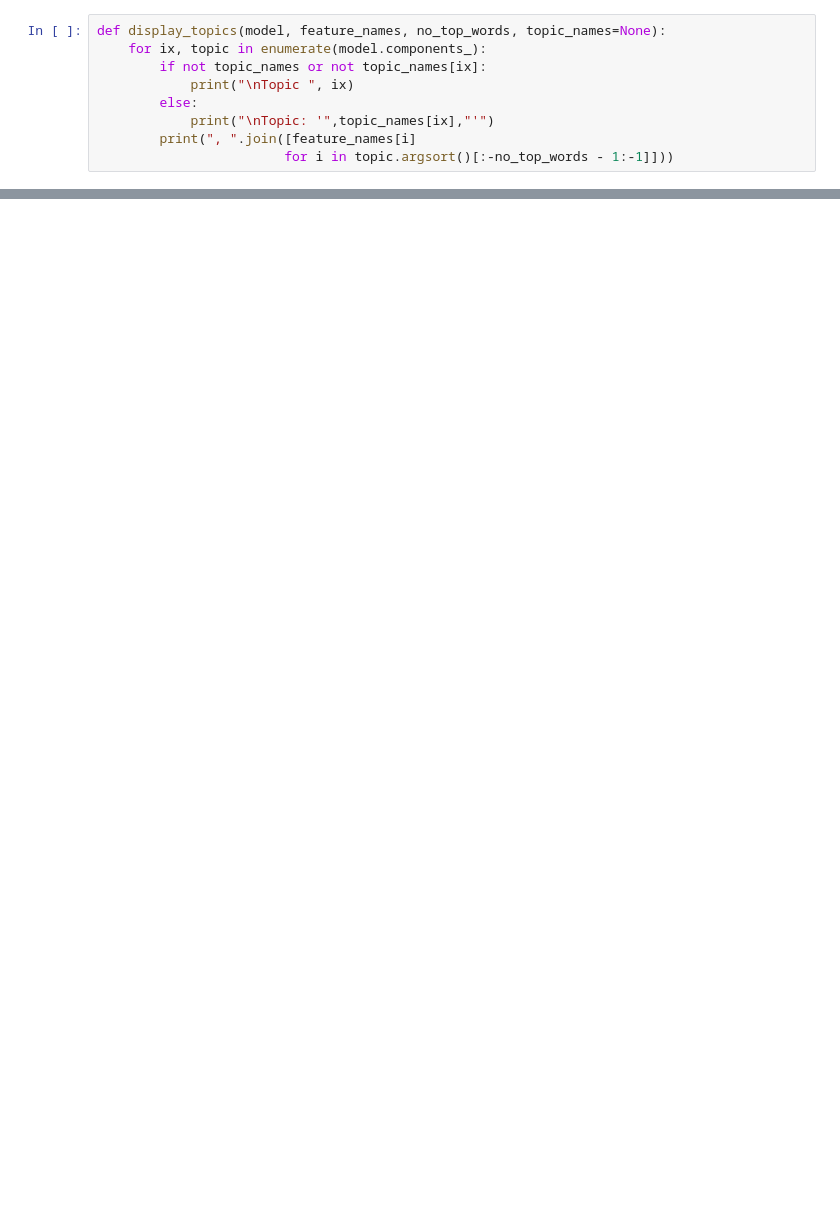
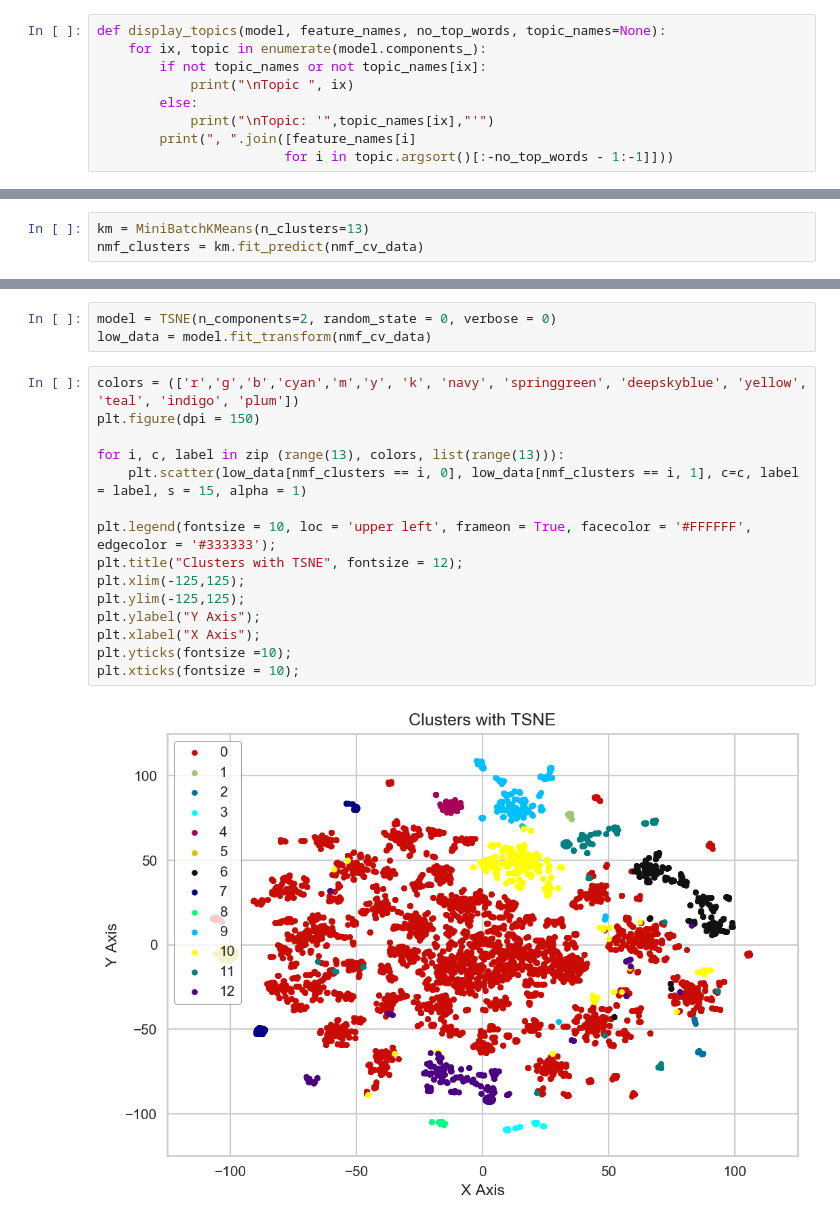
Before and after one commit to konelson/sustainability_nlp, a Jupyter notebook: sustainability_topic_modeling.ipynb, the cells around one changed output, grey strips where cells are left out. Drawn from its saved outputs; the diff is of its cells as text; blank space fills up the shorter version.

```diff
--- a/sustainability_topic_modeling.ipynb
+++ b/sustainability_topic_modeling.ipynb
@@ -318,0 +587,3 @@ nmf_cv_data = nmf_cv.fit_transform(cv_data)
+# %%
+km = MiniBatchKMeans(n_clusters=13)
+nmf_clusters = km.fit_predict(nmf_cv_data)
@@ -318,0 +598,20 @@ nmf_cv_data = nmf_cv.fit_transform(cv_data)
+# %%
+model = TSNE(n_components=2, random_state = 0, verbose = 0)
+low_data = model.fit_transform(nmf_cv_data)
+# %%
+colors = (['r','g','b','cyan','m','y', 'k', 'navy', 'springgreen', 'deepskyblue', 'yellow', 'teal', 'indigo', 'plum'])
+plt.figure(dpi = 150)
+
+for i, c, label in zip (range(13), colors, list(range(13))):
+    plt.scatter(low_data[nmf_clusters == i, 0], low_data[nmf_clusters == i, 1], c=c, label = label, s = 15, alpha = 1)
+
+plt.legend(fontsize = 10, loc = 'upper left', frameon = True, facecolor = '#FFFFFF', edgecolor = '#333333');
+plt.title("Clusters with TSNE", fontsize = 12);
+plt.xlim(-125,125);
+plt.ylim(-125,125);
+plt.ylabel("Y Axis");
+plt.xlabel("X Axis");
+plt.yticks(fontsize =10);
+plt.xticks(fontsize = 10);
+# %% [output]
+[figure, added]
```
Also changed, not shown: parts of 71 cells of this notebook, 1 other file.
